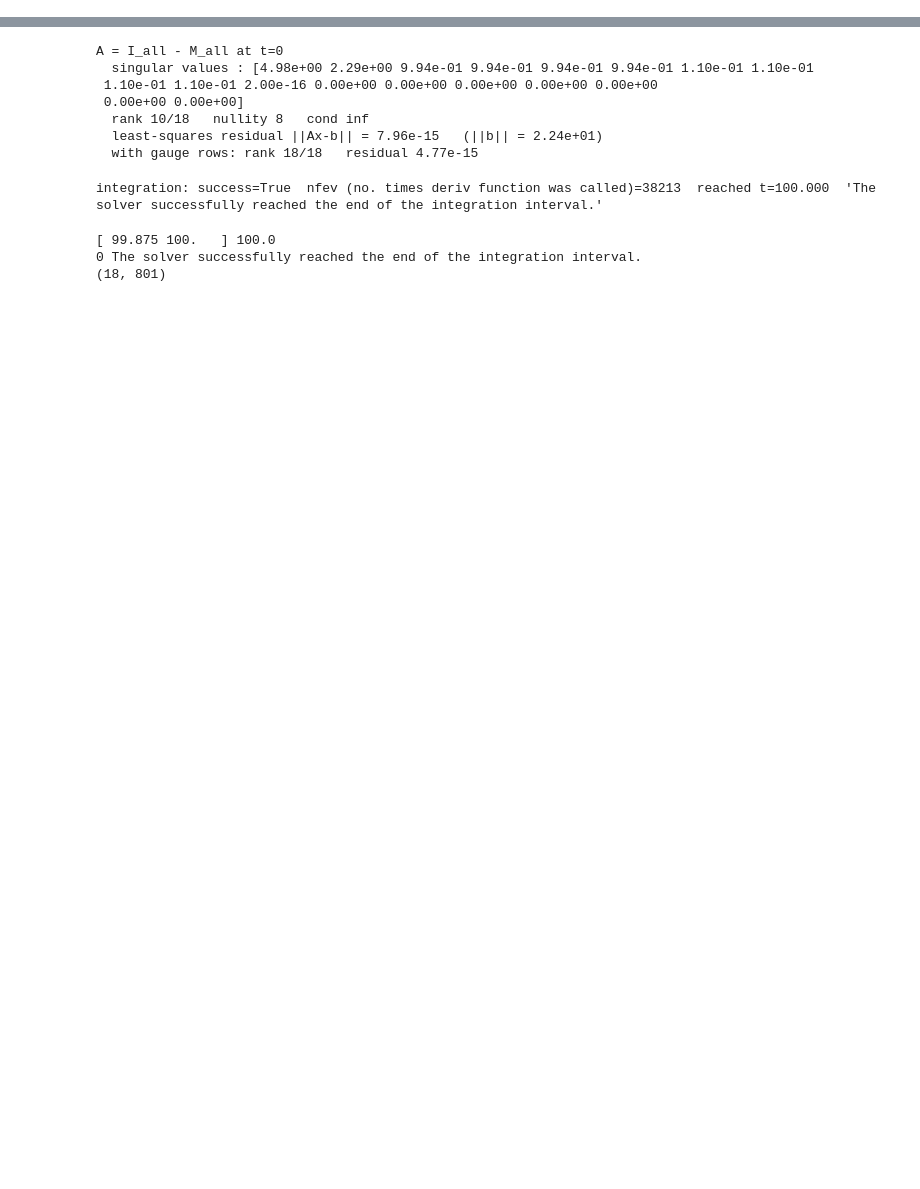
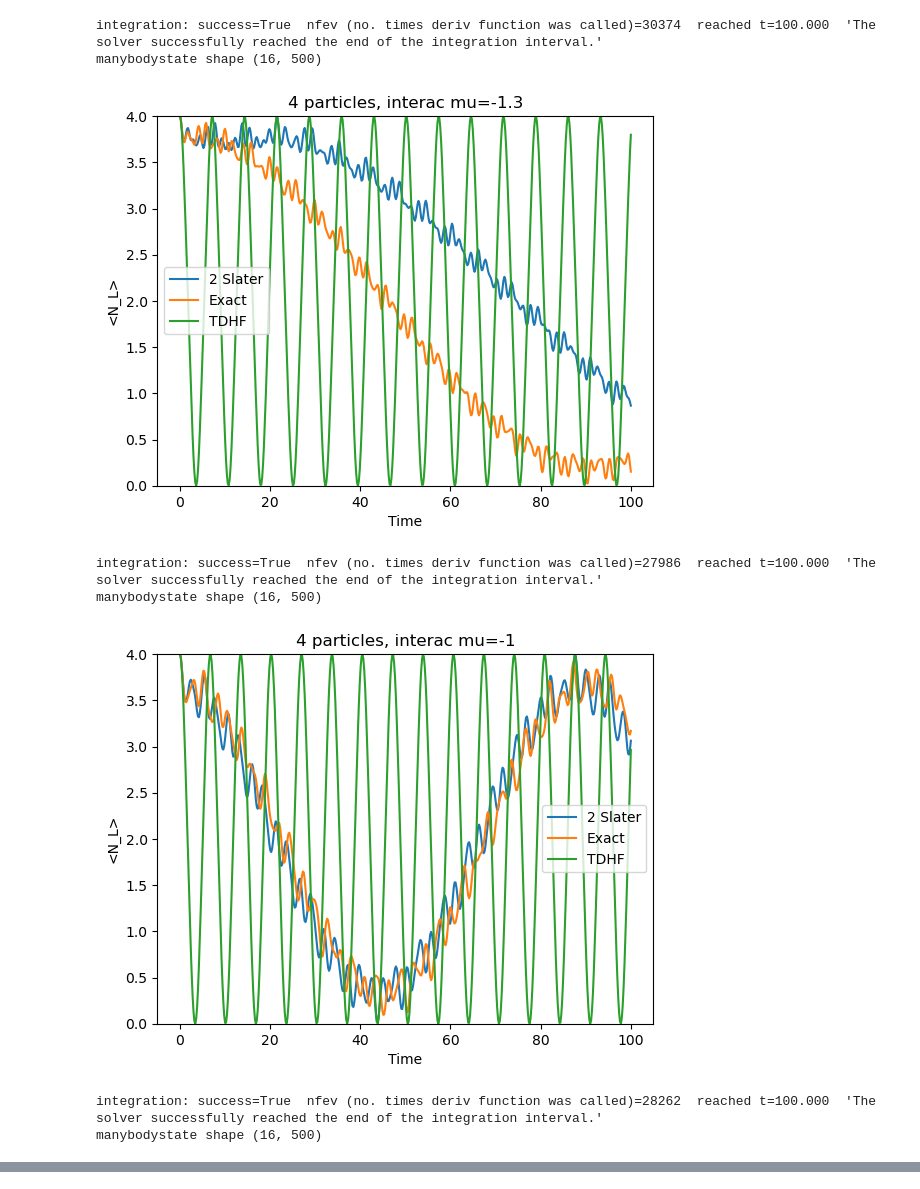
Before and after one commit to annabirke/Honours_entangle_magic, a Jupyter notebook: 2slaterforclaude/2slater_september.ipynb, the cells around one changed output, grey strips where cells are left out. Cells and saved outputs as stored; diff of their text form; code cells hidden in the pictures; blank space fills up the shorter version.

```diff
--- a/2slaterforclaude/2slater_september.ipynb
+++ b/2slaterforclaude/2slater_september.ipynb
@@ -331,0 +514,17 @@ NY = N*P*X  # length of the flattened psi block
+# %%
+lambd = 4.0
+t_list = np.linspace(0.0, 100.0, 500)
+
+P_list = [4]
+mu_list = [-1.3,-1,-0.8]
+
+dothething(P_list,mu_list)
+# %% [output]
+integration: success=True  nfev (no. times deriv function was called)=30374  reached t=100.000  'The solver successfully reached the end of the integration interval.'
+manybodystate shape (16, 500)
+[figure, added]
+integration: success=True  nfev (no. times deriv function was called)=27986  reached t=100.000  'The solver successfully reached the end of the integration interval.'
+manybodystate shape (16, 500)
+[figure, added]
+integration: success=True  nfev (no. times deriv function was called)=28262  reached t=100.000  'The solver successfully reached the end of the integration interval.'
+manybodystate shape (16, 500)
@@ -332,13 +549,13 @@ NY = N*P*X  # length of the flattened psi block
 # %%
 # set up the integration
 
-# make_y0(HFmin,allL,f0=(1.0, 0.0))
-f0 = (0.9, 0.1)
+# make_y0(m,HFmin,allL,f0=(1.0, 0.0))
+f0 = (1.0, 0.01)
 f0 /= np.linalg.norm(f0)
-y0 = make_y0(False,True,f0)
+y0 = make_y0(m,False,True,f0)
 
 # --- one-off structural report at t = 0
-A, b = build_linear_system(y0[N:].reshape(N, P, X), y0[:N])
+A, b = build_linear_system(m, y0[m.N:].reshape(m.N, m.P, m.X), y0[:m.N], orthog=False, lam=lambd)
 s = np.linalg.svd(A, compute_uv=False)
 x, rank, res = minnorm_solve(A, b)
 print("A = I_all - M_all at t=0")
@@ -348,33 +565,23 @@ print(f"  rank {rank}/{A.shape[0]}   nullity {A.shape[0]-rank}"
 print(f"  least-squares residual ||Ax-b|| = {res:.2e}"
         f"   (||b|| = {np.linalg.norm(b):.2e})")
 
-Ag = np.vstack([A, gauge_rows(y0[N:].reshape(N, P, X))])
-bg = np.concatenate([b, np.zeros(N*P, dtype=complex)])
+Ag = np.vstack([A, gauge_rows(m, y0[m.N:].reshape(m.N, m.P, m.X))])
+bg = np.concatenate([b, np.zeros(m.N*m.P, dtype=complex)])
 _, rank_g, res_g = minnorm_solve(Ag, bg)
 print(f"  with gauge rows: rank {rank_g}/{Ag.shape[1]}"
         f"   residual {res_g:.2e}")
-# %% [output]
-A = I_all - M_all at t=0
-  singular values : [4.98e+00 2.29e+00 9.94e-01 9.94e-01 9.94e-01 9.94e-01 1.10e-01 1.10e-01
- 1.10e-01 1.10e-01 2.00e-16 0.00e+00 0.00e+00 0.00e+00 0.00e+00 0.00e+00
- 0.00e+00 0.00e+00]
-  rank 10/18   nullity 8   cond inf
-  least-squares residual ||Ax-b|| = 7.96e-15   (||b|| = 2.24e+01)
-  with gauge rows: rank 18/18   residual 4.77e-15
 # %%
-# --- integrate
-t_list = np.linspace(0.0, 100.0, 801)
+# --- integrate 2 slater
+t_list = np.linspace(0.0, 20.0, 401)
 
-# integrate(y0, t_list, rcond=1e-10, gauge=True, **kw)
-sol = integrate(y0, t_list)
+# integrate(m, y0, t_list, rcond=1e-10, gauge=True, orthog=False, lam=0.0, **kw)
+sol = integrate(m, y0, t_list, orthog=False, lam=lambd)
 print(f"\nintegration: success={sol.success}  nfev (no. times deriv function was called)={sol.nfev}"
         f"  reached t={sol.t[-1]:.3f}  '{sol.message}'")
 if not sol.success:
     raise RuntimeError(
         f"Integration failed: {sol.message}"
     )
-# %% [output]
-integration: success=True  nfev (no. times deriv function was called)=38213  reached t=100.000  'The solver successfully reached the end of the integration interval.'
 # %%
 print(sol.t[-2:], t_list[-1])   # how far did it get before failing?
 print(sol.status, sol.message)
@@ -382,9 +589,5 @@ print(sol.status, sol.message)
 print(sol.y.shape)
 
 # extract the solution
-f, psi = unpack(sol)
+f, psi = unpack(m, sol)
-# %% [output]
-[ 99.875 100.   ] 100.0
-0 The solver successfully reached the end of the integration interval.
-(18, 801)
 # %%
```
Also changed, not shown: parts of 12 cells of this notebook, 1 other file.
